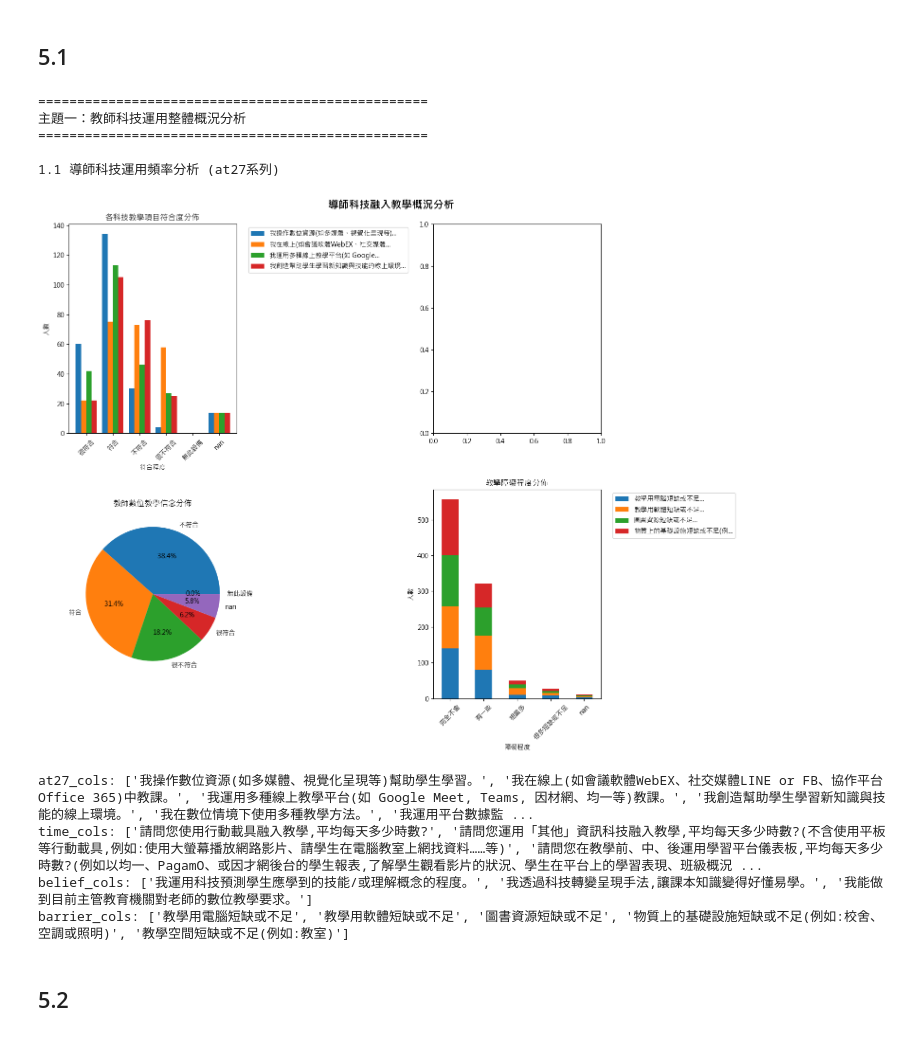
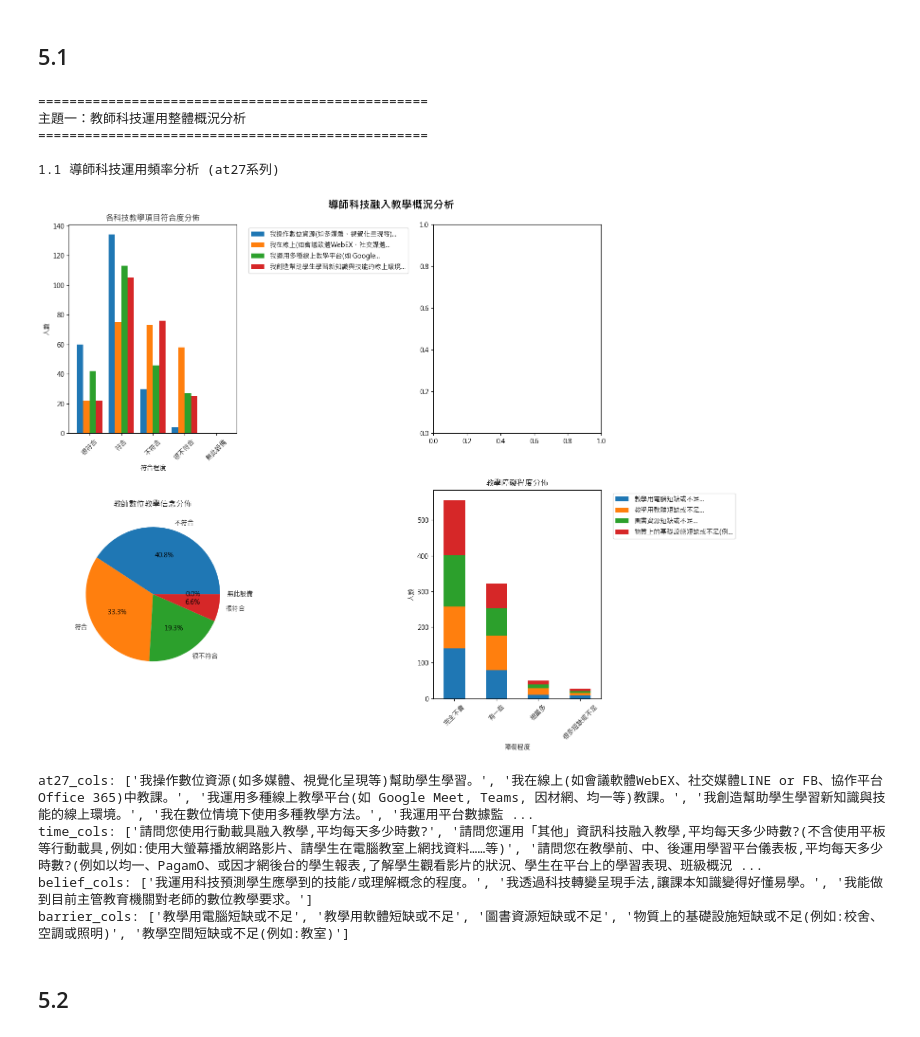
Before and after one commit to HYHsiao0625/tigps_analysis, a Jupyter notebook: src/target2.ipynb, the cells around one changed output. Saved outputs shown, nothing was run; the diff lists cells and outputs as text; code cells hidden in the pictures.

```diff
--- a/src/target2.ipynb
+++ b/src/target2.ipynb
@@ -980,7 +980,7 @@ def analyze_teacher_tech_usage():
             usage_summary = {}
             for col in at27_cols[:4]:  # 取前4項進行展示
                 if col in df_processed_t.columns:
-                    counts = df_processed_t[col].value_counts(dropna=False)
+                    counts = df_processed_t[col].value_counts(dropna=True)
                     usage_summary[col[:20] + '...'] = counts
 
             if usage_summary:
@@ -1014,7 +1014,7 @@ def analyze_teacher_tech_usage():
         belief_cols = [col for col in df_processed_t.columns if '我能做到目前主管教育機關' in col or
                       '我透過科技轉變呈現手法' in col or '我運用科技預測學生' in col]
         if belief_cols:
-            belief_data = df_processed_t[belief_cols[0]].value_counts(dropna=False)
+            belief_data = df_processed_t[belief_cols[0]].value_counts(dropna=True)
             axes[1,0].pie(belief_data.values, labels=belief_data.index, autopct='%1.1f%%')
             axes[1,0].set_title('教師數位教學信念分佈')
 
@@ -1023,35 +1023,35 @@ def analyze_teacher_tech_usage():
         if barrier_cols:
             barrier_summary = {}
             for col in barrier_cols[:4]:
                 if col in df_processed_t.columns:
-                    counts = df_processed_t[col].value_counts(dropna=False)
+                    counts = df_processed_t[col].value_counts(dropna=True)
                     barrier_summary[col[:15] + '...'] = counts
 
             if barrier_summary:
                 barrier_df = pd.DataFrame(barrier_summary).fillna(0)
                 barrier_df.plot(kind='bar', ax=axes[1,1], stacked=True)
                 axes[1,1].set_title('教學障礙程度分佈')
                 axes[1,1].set_xlabel('障礙程度')
                 axes[1,1].set_ylabel('人數')
                 axes[1,1].legend(bbox_to_anchor=(1.05, 1), loc='upper left')
                 axes[1,1].tick_params(axis='x', rotation=45)
 
         plt.tight_layout()
         plt.show()
         print("at27_cols:", at27_cols)
         print("time_cols:", time_cols)
         print("belief_cols:", belief_cols)
         print("barrier_cols:", barrier_cols)
 
 # 測試用：呼叫主函式
 analyze_teacher_tech_usage()
 # %% [output]
 ==================================================
 主題一：教師科技運用整體概況分析
 ==================================================
 
 1.1 導師科技運用頻率分析 (at27系列)
-[figure, old version]
+[figure, new version]
 at27_cols: ['我操作數位資源(如多媒體、視覺化呈現等)幫助學生學習。', '我在線上(如會議軟體WebEX、社交媒體LINE or FB、協作平台Office 365)中教課。', '我運用多種線上教學平台(如 Google Meet, Teams, 因材網、均一等)教課。', '我創造幫助學生學習新知識與技能的線上環境。', '我在數位情境下使用多種教學方法。', '我運用平台數據監 ...
 time_cols: ['請問您使用行動載具融入教學,平均每天多少時數?', '請問您運用「其他」資訊科技融入教學,平均每天多少時數?(不含使用平板等行動載具,例如:使用大螢幕播放網路影片、請學生在電腦教室上網找資料……等)', '請問您在教學前、中、後運用學習平台儀表板,平均每天多少時數?(例如以均一、PagamO、或因才網後台的學生報表,了解學生觀看影片的狀況、學生在平台上的學習表現、班級概況 ...
 belief_cols: ['我運用科技預測學生應學到的技能/或理解概念的程度。', '我透過科技轉變呈現手法,讓課本知識變得好懂易學。', '我能做到目前主管教育機關對老師的數位教學要求。']
```
Also changed, not shown: parts of 2 cells of this notebook, 1 other file.
